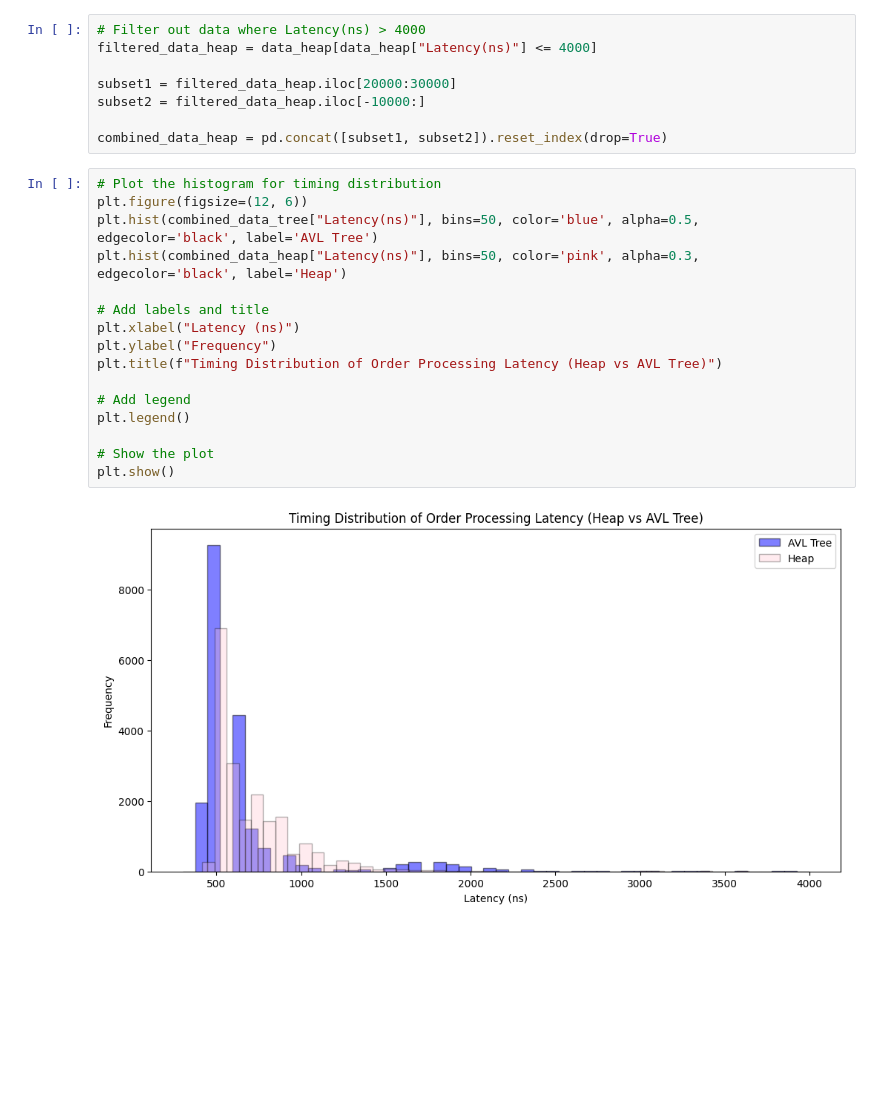
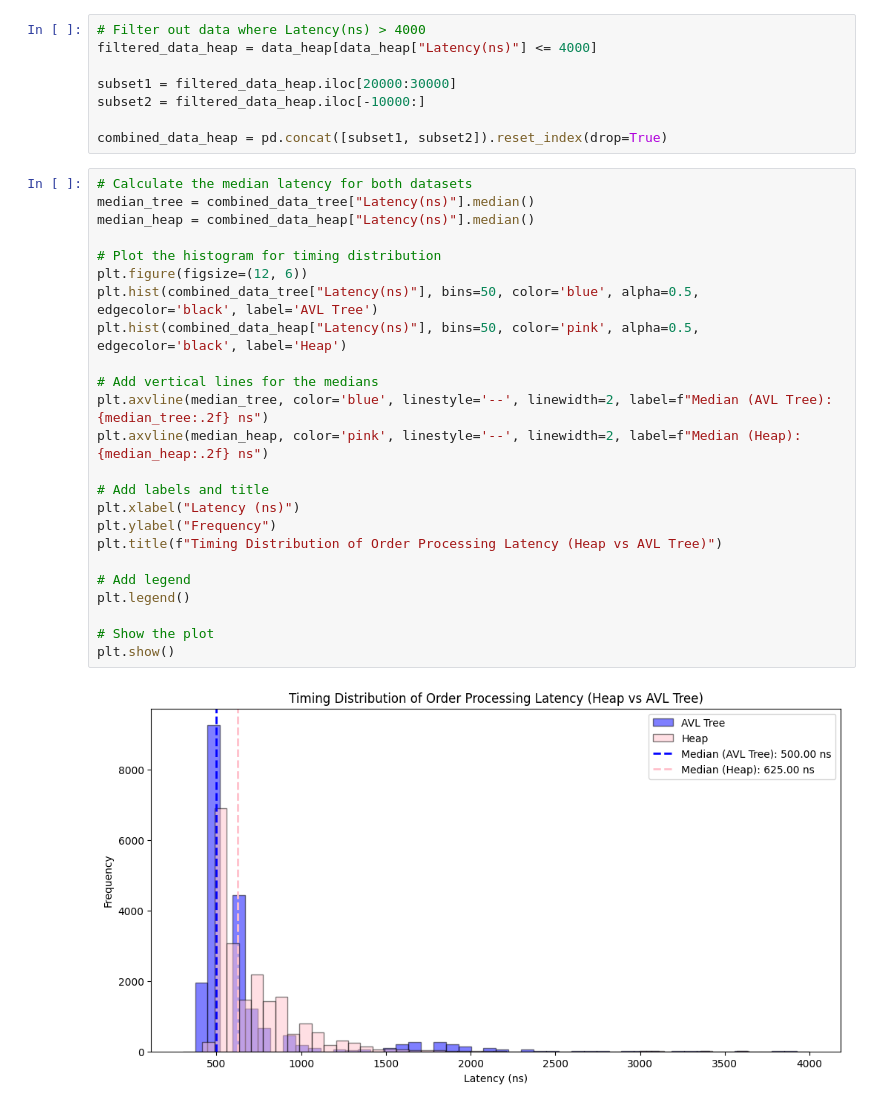
Before and after one commit to armleung/LimitOrderBook, a Jupyter notebook: analysis/2_CompareWithTree/TimingAnalysis.ipynb, the cells around one changed output. Saved outputs shown, nothing was run; the diff lists cells and outputs as text; blank space fills up the shorter version.

```diff
--- a/analysis/2_CompareWithTree/TimingAnalysis.ipynb
+++ b/analysis/2_CompareWithTree/TimingAnalysis.ipynb
@@ -27,20 +27,28 @@ subset2 = filtered_data_heap.iloc[-10000:]
 
 combined_data_heap = pd.concat([subset1, subset2]).reset_index(drop=True)
 # %%
+# Calculate the median latency for both datasets
+median_tree = combined_data_tree["Latency(ns)"].median()
+median_heap = combined_data_heap["Latency(ns)"].median()
+
 # Plot the histogram for timing distribution
 plt.figure(figsize=(12, 6))
 plt.hist(combined_data_tree["Latency(ns)"], bins=50, color='blue', alpha=0.5, edgecolor='black', label='AVL Tree')
-plt.hist(combined_data_heap["Latency(ns)"], bins=50, color='pink', alpha=0.3, edgecolor='black', label='Heap')
+plt.hist(combined_data_heap["Latency(ns)"], bins=50, color='pink', alpha=0.5, edgecolor='black', label='Heap')
+
+# Add vertical lines for the medians
+plt.axvline(median_tree, color='blue', linestyle='--', linewidth=2, label=f"Median (AVL Tree): {median_tree:.2f} ns")
+plt.axvline(median_heap, color='pink', linestyle='--', linewidth=2, label=f"Median (Heap): {median_heap:.2f} ns")
 
 # Add labels and title
 plt.xlabel("Latency (ns)")
 plt.ylabel("Frequency")
 plt.title(f"Timing Distribution of Order Processing Latency (Heap vs AVL Tree)")
 
 # Add legend
 plt.legend()
 
 # Show the plot
 plt.show()
 # %% [output]
-[figure, old version]
+[figure, new version]
```
